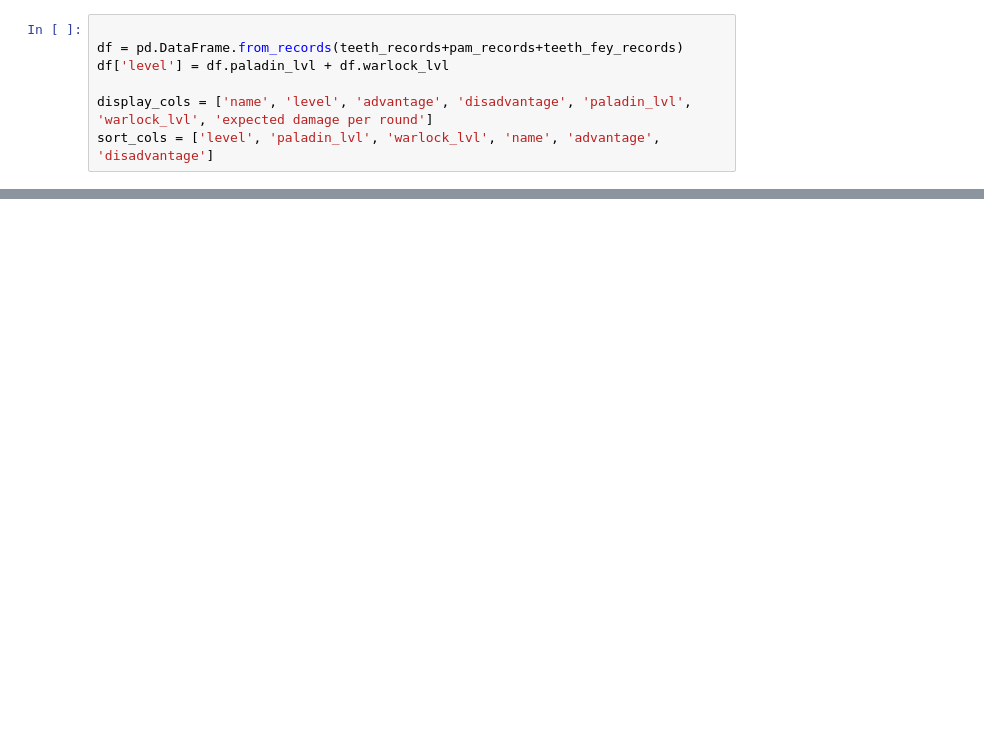
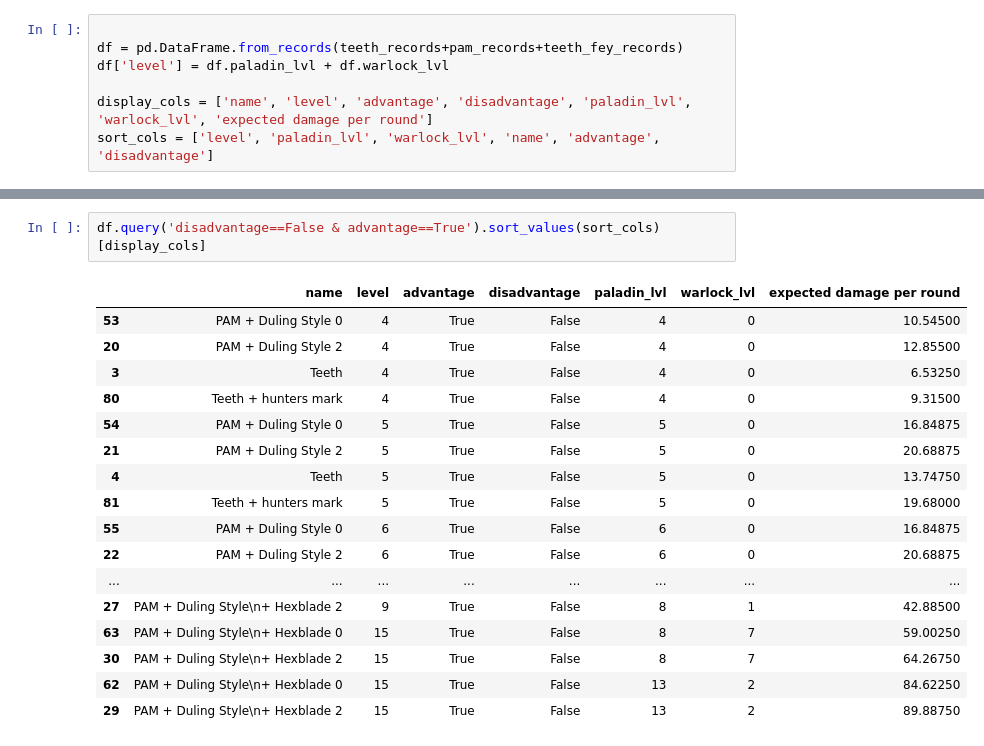
Before and after one commit to spencebeecher/dnd, a Jupyter notebook: dnd.ipynb, the cells around one changed output, grey strips where cells are left out. Drawn from its saved outputs; the diff is of its cells as text; blank space fills up the shorter version.

```diff
--- a/dnd.ipynb
+++ b/dnd.ipynb
@@ -383 +626,21 @@ df.sort_values(sort_cols)[display_cols]
+# %%
+df.query('disadvantage==False & advantage==True').sort_values(sort_cols)[display_cols]
+# %% [output]
+|  | name | level | advantage | disadvantage | paladin_lvl | warlock_lvl | expected damage per round |
+| 53 | PAM + Duling Style 0 | 4 | True | False | 4 | 0 | 10.54500 |
+| 20 | PAM + Duling Style 2 | 4 | True | False | 4 | 0 | 12.85500 |
+| 3 | Teeth | 4 | True | False | 4 | 0 | 6.53250 |
+| 80 | Teeth + hunters mark | 4 | True | False | 4 | 0 | 9.31500 |
+| 54 | PAM + Duling Style 0 | 5 | True | False | 5 | 0 | 16.84875 |
+| 21 | PAM + Duling Style 2 | 5 | True | False | 5 | 0 | 20.68875 |
+| 4 | Teeth | 5 | True | False | 5 | 0 | 13.74750 |
+| 81 | Teeth + hunters mark | 5 | True | False | 5 | 0 | 19.68000 |
+| 55 | PAM + Duling Style 0 | 6 | True | False | 6 | 0 | 16.84875 |
+| 22 | PAM + Duling Style 2 | 6 | True | False | 6 | 0 | 20.68875 |
+| ... | ... | ... | ... | ... | ... | ... | ... |
+| 27 | PAM + Duling Style\n+ Hexblade 2 | 9 | True | False | 8 | 1 | 42.88500 |
+| 63 | PAM + Duling Style\n+ Hexblade 0 | 15 | True | False | 8 | 7 | 59.00250 |
+| 30 | PAM + Duling Style\n+ Hexblade 2 | 15 | True | False | 8 | 7 | 64.26750 |
+| 62 | PAM + Duling Style\n+ Hexblade 0 | 15 | True | False | 13 | 2 | 84.62250 |
+| 29 | PAM + Duling Style\n+ Hexblade 2 | 15 | True | False | 13 | 2 | 89.88750 |
 # %%
```
Also changed, not shown: parts of 20 cells of this notebook, 1 other file.
